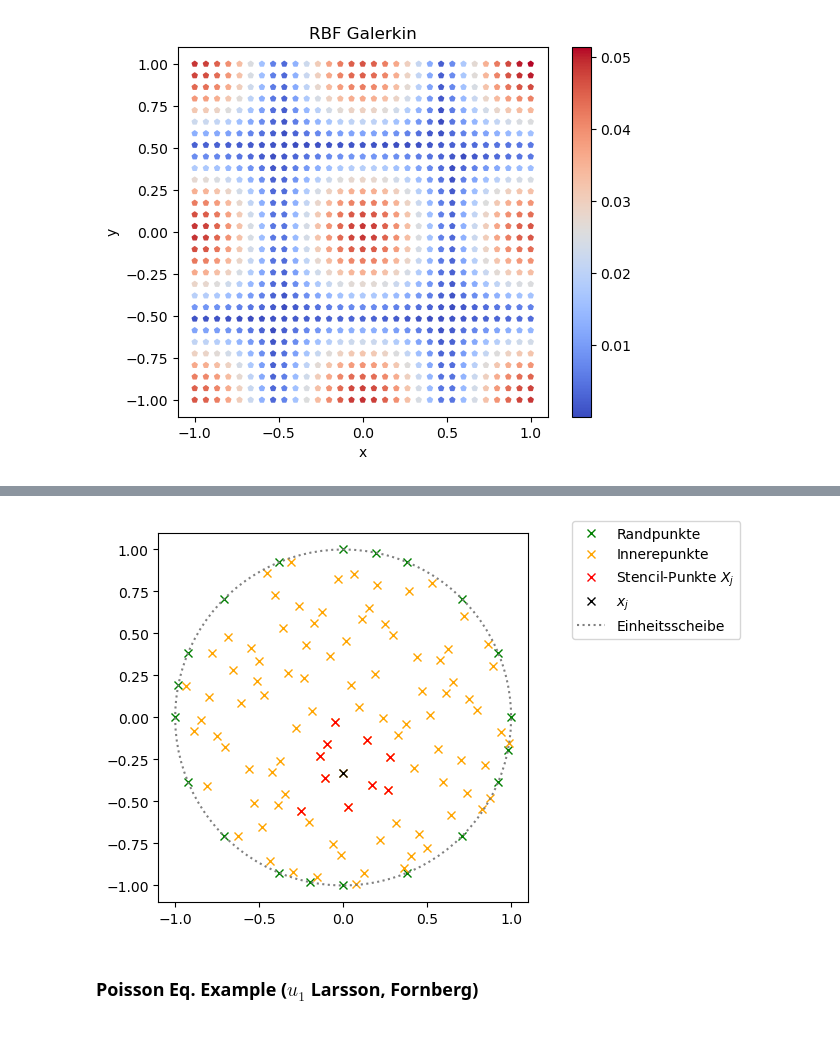
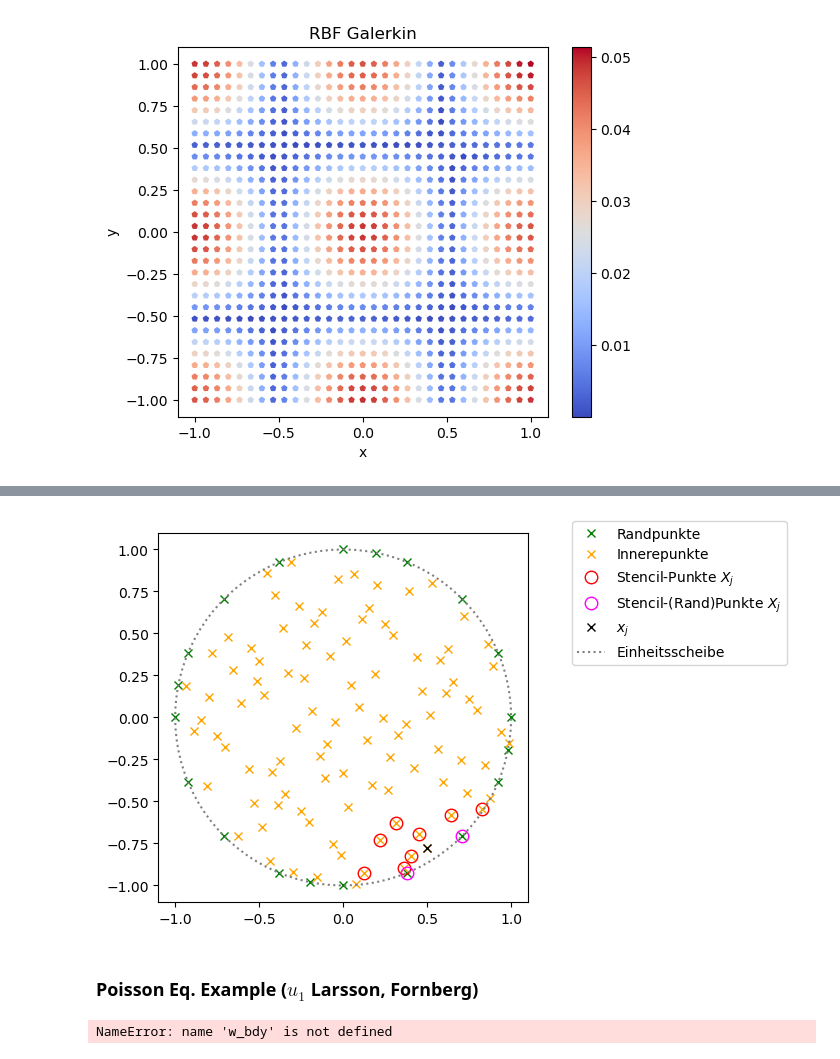
Before and after one commit to maggi0805/MML, a Jupyter notebook: mml.ipynb, the cells around one changed output, grey strips where cells are left out. Drawn from its saved outputs; the diff is of its cells as text; code cells hidden in the pictures.

```diff
--- a/mml.ipynb
+++ b/mml.ipynb
@@ -805,13 +805,31 @@ $$
 Der Stencil zu einem Zenterpunkt $x_j$ kann bspw. als $n$ nächste Nachbarpunkte gefunden (hier erstmal betrachtet) werden, kann aber auch für ein variables $n_j$ die Punkte innerhalb eines fixen Radius um $x_j$ sein. \
 Betrachte hier als Beispiel $\Omega$ als Einheitsscheibe.
 # %%
-def stencil(xj ,yj, X, n):
-    dm = distance_matrix(np.array([xj, yj]).reshape((2,1)).T, X)
+def stencil(xj ,yj, X_int, X_bdy, n):
+    X = np.append(X_int, X_bdy, axis = 0)
+    dm = distance_matrix(np.array([xj, yj]).reshape((2,1)).T, X).flatten()
     inds = np.argsort(dm).T
-    out = np.array([X.T[0][inds[1]], X.T[1][inds[1]]])
-    for i in range(2, n + 1):
-        out = np.append(out, np.array([X.T[0][inds[i]], X.T[1][inds[i]]]), axis = 1)
-    return out
+    ind_e = 0
+    out_int = []
+    out_bdy = []
+
+    if dm[inds[0]] == 0:
+        ind_e = 1
+
+    for i in range(0, n):
+        ind_c = inds[i + ind_e]
+        l = len(X_int)
+        if ind_c < l:
+            if len(out_int) == 0:
+                out_int = np.array([X_int.T[0][ind_c], X_int.T[1][ind_c]]).reshape((2,1))
+            else:
+                out_int = np.append(out_int, np.array([X_int.T[0][ind_c], X_int.T[1][ind_c]]).reshape((2,1)), axis = 1)
+        else:
+            if len(out_bdy) == 0:
+                out_bdy = np.array([X_bdy.T[0][ind_c - l], X_bdy.T[1][ind_c - l]]).reshape((2,1))
+            else:
+                out_bdy = np.append(out_bdy, np.array([X_bdy.T[0][ind_c - l], X_bdy.T[1][ind_c - l]]).reshape((2,1)), axis = 1)
+    return out_int, out_bdy
 # %%
 rng_bdy = qmc.Halton(d=1, scramble = False) # Pseudo-Zufallsgenerator für eine Dimension (Winkel)
 theta_bdy = rng_bdy.random(n = 20) * 2 * np.pi # Erzeuge 20 Zufallszahlen und skaliere von [0, 1] auf [0, 2 * Pi]
@@ -827,36 +845,59 @@ rng_int = qmc.Halton(d=2, scramble = False)
 
 N_I = 100
 
 intd4 = [] # Array das am Ende die N_I Innerenpunkt (x, y) enthalten soll
 
 # Erzeuge "Monte-Carlo mäßig" N_I Punkte
 while len(intd4) < N_I:
     intd_ = rng_int.random(n = N_I - len(intd4)) * 2 - 1 # Erzeuge N_I - (Anzahl bereits erzeugter Werte) Zufallszahlen (x, y) auf [-1, 1]
     dist = np.linalg.norm(intd_, axis = 1) # Berechne Norm für diese Zufallszahlen (sqrt(x^2+y^2))
     ind = []
     for i, d in enumerate(dist): # Loop über alle erzeugten Zufallszahlen
         if d >= 1: # Wenn Norm der Zufallszahl >= 1 (i.e. Punkt liegt nicht in Einheitsscheibe), merke Index zum löschen
             ind.append(i)
     intd_ = np.delete(intd_, ind, axis = 0) # Lösche alle Punkte die außerhalb der Einheitsscheibe liegen aus Array
     if len(intd4) == 0:
         intd4 = intd_
     else:
         intd4 = np.append(intd4, intd_, axis = 0)
 
 th = np.linspace(0, 2*np.pi, 100) # Äquidistante Winkeldistribution für das Ploten der Einheitsscheibe
 
-st_ = stencil(intd4.T[0][0], intd4.T[1][0], intd4, 10)
+st_int, st_bdy = stencil(intd4.T[0][2], intd4.T[1][2], intd4, bdyd4, 10)
 
 #Plotten :)
 plt.plot(bdyd_x, bdyd_y, color = 'green', linestyle = 'None', markersize = 5.5, marker = 'x', label = 'Randpunkte');
 plt.plot(intd4.T[0], intd4.T[1], color = 'orange', linestyle = 'None', markersize = 5.5, marker = 'x', label = 'Innerepunkte')
-plt.plot(st_[0], st_[1], color = 'red', linestyle = 'None', markersize = 5.5, marker = 'x', label = 'Stencil-Punkte $X_j$')
-plt.plot(intd4.T[0][0], intd4.T[1][0], color = 'black', linestyle = 'None', markersize = 5.5, marker = 'x', label = '$x_j$')
+if len(st_int) > 0:
+    plt.plot(st_int[0], st_int[1], color = 'red', linestyle = 'None', markersize = 9, marker = 'o', fillstyle = 'none', label = 'Stencil-Punkte $X_j$')
+if len(st_bdy) > 0:
+    plt.plot(st_bdy[0], st_bdy[1], color = 'magenta', linestyle = 'None', markersize = 9, marker = 'o', fillstyle = 'none', label = 'Stencil-(Rand)Punkte $X_j$')
+plt.plot(intd4.T[0][2], intd4.T[1][2], color = 'black', linestyle = 'None', markersize = 5.5, marker = 'x', label = '$x_j$')
 plt.plot(np.sin(th), np.cos(th), color = 'gray', linestyle = 'dotted', label = 'Einheitsscheibe');
 plt.gca().set_aspect('equal')
 plt.legend(bbox_to_anchor=(1.1, 1.05));
 plt.show();
 # %% [output]
-[figure, old version]
+[figure, new version]
 # %% [markdown]
 ### Poisson Eq. Example ($u_1$ Larsson, Fornberg)
+# %%
+from scipy.special import comb
+
+l = 3 # Kann angepasst werden
+n = comb(l + 2, 2, exact=True)
+
+for j, xj in enumerate(intd4):
+    B = np.zeros((N_I, N_I))
+    f_tilde = np.zeros((N_I, 1))
+    st_int, st_bdy = stencil(xj[0], xj[1], intd4, bdyd4, n)
+
+    # RHS:
+    if len(st_bdy) > 0:
+        f_tilde[j] = Lu1(xj[0], xj[1]) - np.dot(w_bdy, u(st_bdy[0], st_bdy[1]))
+    else:
+        f_tilde[j] = Lu1(xj[0], xj[1])
+
+    # LHS:
+# %% [output]
+NameError: name 'w_bdy' is not defined
```
Also changed, not shown: parts of 1 cell of this notebook.
